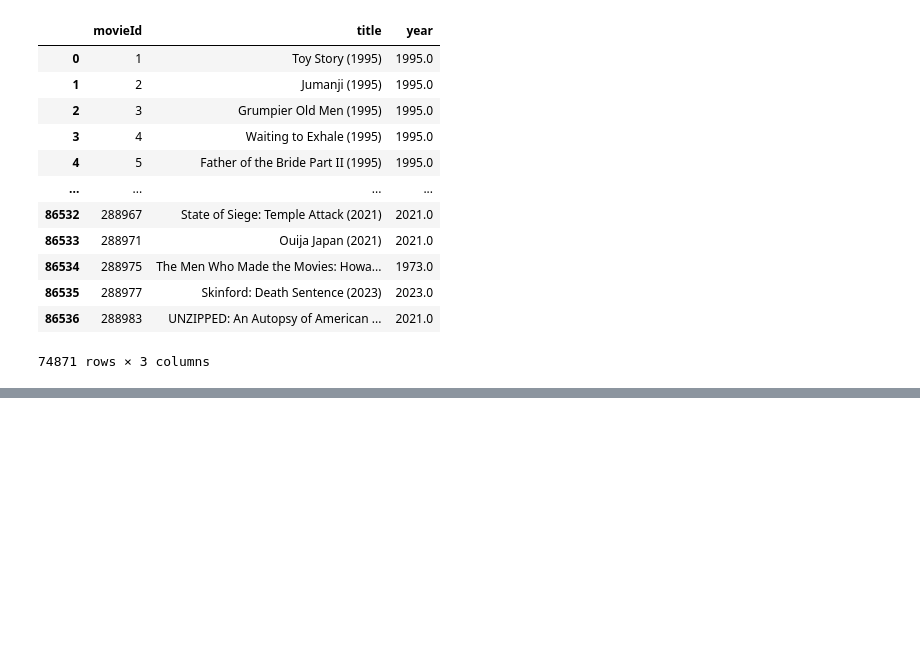
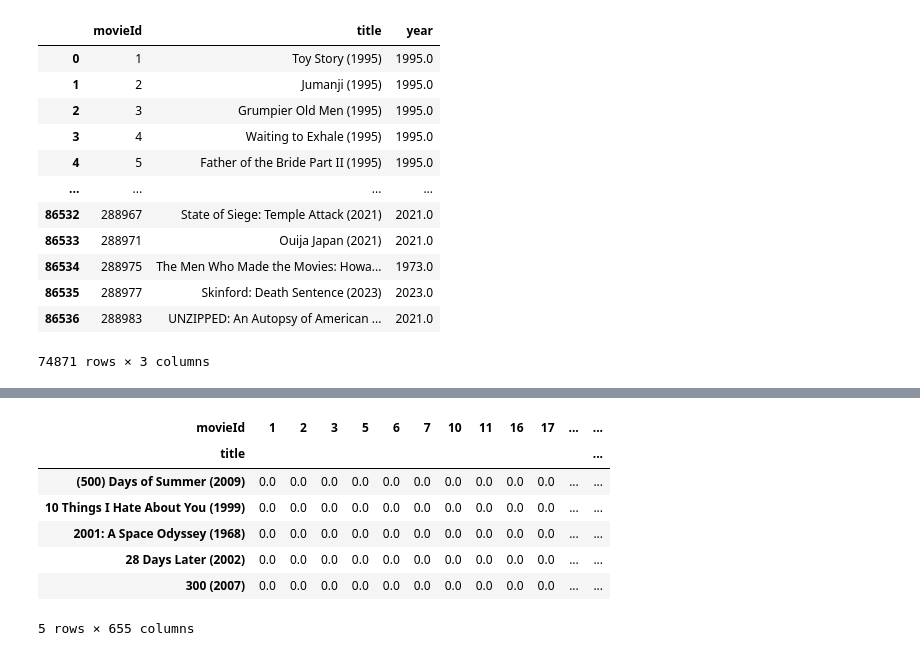
Before and after one commit to samiguru/AI-Samir-Ibrahim-OPA23, a Jupyter notebook: labs/Lab1_AI.ipynb, the cells around one changed output, grey strips where cells are left out. Drawn from its saved outputs; the diff is of its cells as text; code cells hidden in the pictures; blank space fills up the shorter version.

```diff
--- a/labs/Lab1_AI.ipynb
+++ b/labs/Lab1_AI.ipynb
@@ -251,0 +282,5 @@ movies_df # Display the modified DataFrame
+# %%
+# Merge movies and ratings dataframes on the 'movieId' column
+df_rating_movies = movies_df.merge(rating_df, on="movieId")
+
+df_rating_movies
@@ -251,0 +301,5 @@ movies_df # Display the modified DataFrame
+# %%
+# Fix the missing values in the titles column and count the ratings per movie
+count_ratings = df_rating_movies.dropna(subset=["title"]).groupby("title").size().reset_index(name="total_ratings")
+
+count_ratings.head()
@@ -251,0 +313,5 @@ movies_df # Display the modified DataFrame
+# %%
+# Merge the dataframes and rename the column
+total_ratings = df_rating_movies.merge(count_ratings.rename(columns={'total_ratings': 'total_ratings'}), on="title", how="left")
+
+total_ratings.head()
@@ -251,0 +325,8 @@ movies_df # Display the modified DataFrame
+# %%
+# Set the popularity threshold
+top_rated = 10000
+
+# Filter movies with ratings count above the popularity threshold
+ratings_top_movies = total_ratings[total_ratings["total_ratings"] >= top_rated]
+
+ratings_top_movies.head()
@@ -251,0 +358,14 @@ movies_df # Display the modified DataFrame
+# %%
+# Create a pivot table with 'title' as index, 'movieId' as columns, and 'rating' as values
+pivottabe = ratings_top_movies.pivot_table(index='title', columns='movieId', values='rating').fillna(0)
+
+pivottabe.head()
+# %% [output]
+| movieId | 1 | 2 | 3 | 5 | 6 | 7 | 10 | 11 | 16 | 17 | ... | ... |
+| title |  |  |  |  |  |  |  |  |  |  |  | ... |
+| (500) Days of Summer (2009) | 0.0 | 0.0 | 0.0 | 0.0 | 0.0 | 0.0 | 0.0 | 0.0 | 0.0 | 0.0 | ... | ... |
+| 10 Things I Hate About You (1999) | 0.0 | 0.0 | 0.0 | 0.0 | 0.0 | 0.0 | 0.0 | 0.0 | 0.0 | 0.0 | ... | ... |
+| 2001: A Space Odyssey (1968) | 0.0 | 0.0 | 0.0 | 0.0 | 0.0 | 0.0 | 0.0 | 0.0 | 0.0 | 0.0 | ... | ... |
+| 28 Days Later (2002) | 0.0 | 0.0 | 0.0 | 0.0 | 0.0 | 0.0 | 0.0 | 0.0 | 0.0 | 0.0 | ... | ... |
+| 300 (2007) | 0.0 | 0.0 | 0.0 | 0.0 | 0.0 | 0.0 | 0.0 | 0.0 | 0.0 | 0.0 | ... | ... |
+5 rows × 655 columns
```
Also changed, not shown: parts of 9 cells of this notebook.
